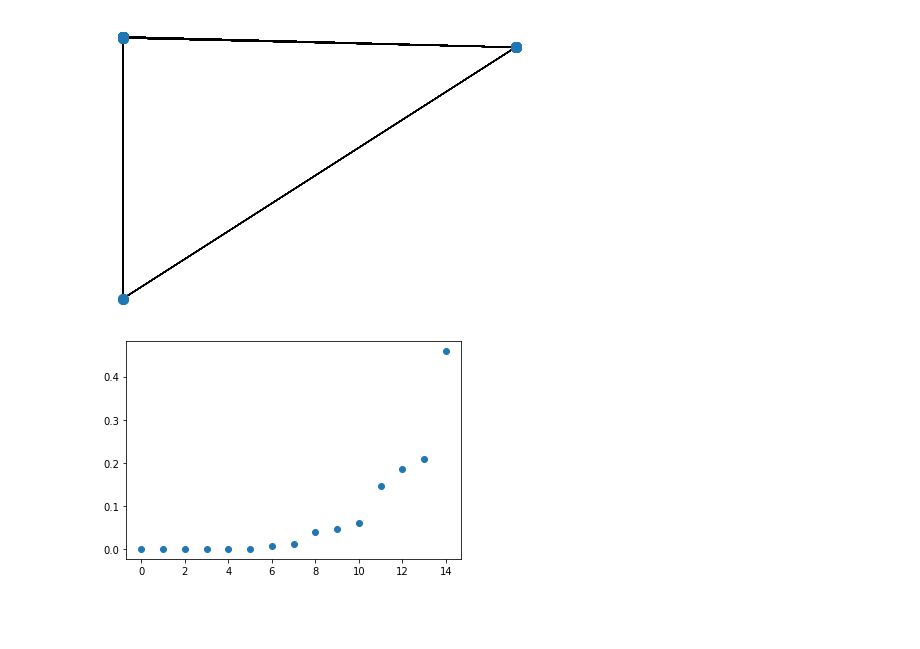
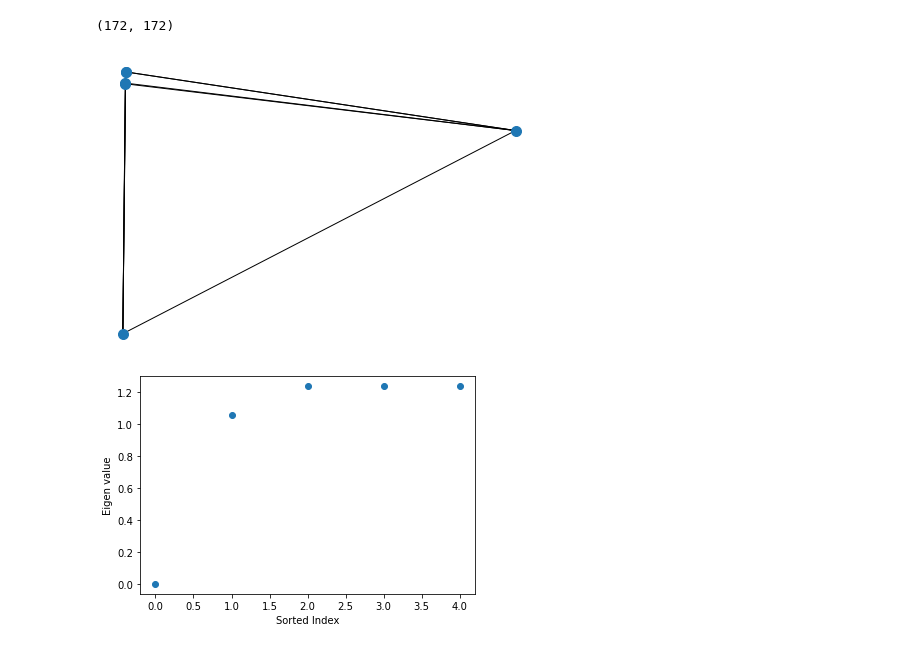
Before and after one commit to kiranvad/polyphase, a Jupyter notebook: notebooks/Clustering ternary HTE phase diagrams.ipynb, the cells around one changed output. Saved outputs shown, nothing was run; the diff lists cells and outputs as text; code cells hidden in the pictures; blank space fills up the shorter version.

```diff
--- a/notebooks/Clustering ternary HTE phase diagrams.ipynb
+++ b/notebooks/Clustering ternary HTE phase diagrams.ipynb
@@ -86,3 +74,29 @@ X = np.exp(- M ** 2 / (2. * delta ** 2))
+# %%
+# When working with pre-computed distance matrix
+
+with open('../expts/data/hte_distance.pkl', 'rb') as handle:
+    out = pickle.load(handle)
+
+sys_df = out['df']
+M = out['M']
+delta = 1/len(sys_df)
+X = np.exp(- M ** 2 / (2. * delta ** 2))
+print(X.shape)
+# %% [output]
+(172, 172)
+# %%
+X = np.array([[1.        , 0.99995146, 0.9954    , 0.99985552, 0.99985551,
+        0.24274782],
+       [0.99995146, 1.        , 0.99522403, 0.99990945, 0.99990945,
+        0.2430543 ],
+       [0.9954    , 0.99522403, 1.        , 0.9927409 , 0.99274048,
+        0.21867312],
+       [0.99985552, 0.99990945, 0.9927409 , 1.        , 1.        ,
+        0.24577012],
+       [0.99985551, 0.99990945, 0.99274048, 1.        , 1.        ,
+        0.2457703 ],
+       [0.24274782, 0.2430543 , 0.21867312, 0.24577012, 0.2457703 ,
+        1.        ]])
 # %%
 # using networkx spectral embedding
 import networkx as nx
@@ -91,13 +105,16 @@ options = {"node_color": "C0", "node_size": 100}
 
 nx.draw_spectral(G,**options)
 # %% [output]
-[figure, old version]
+[figure, new version]
 # %%
 laplacian = csgraph.laplacian(X, normed=True)
 eigen_values = eigvalsh(laplacian)
 
 fig, ax = plt.subplots()
-ax.scatter(np.arange(15),eigen_values[:15])
+num_eigs = 5
+ax.scatter(np.arange(num_eigs),eigen_values[:num_eigs])
+ax.set_xlabel('Sorted Index')
+ax.set_ylabel('Eigen value')
 plt.show()
 # %% [output]
-[figure, old version]
+[figure, new version]
```
Also changed, not shown: parts of 21 cells of this notebook, 18 other files.
